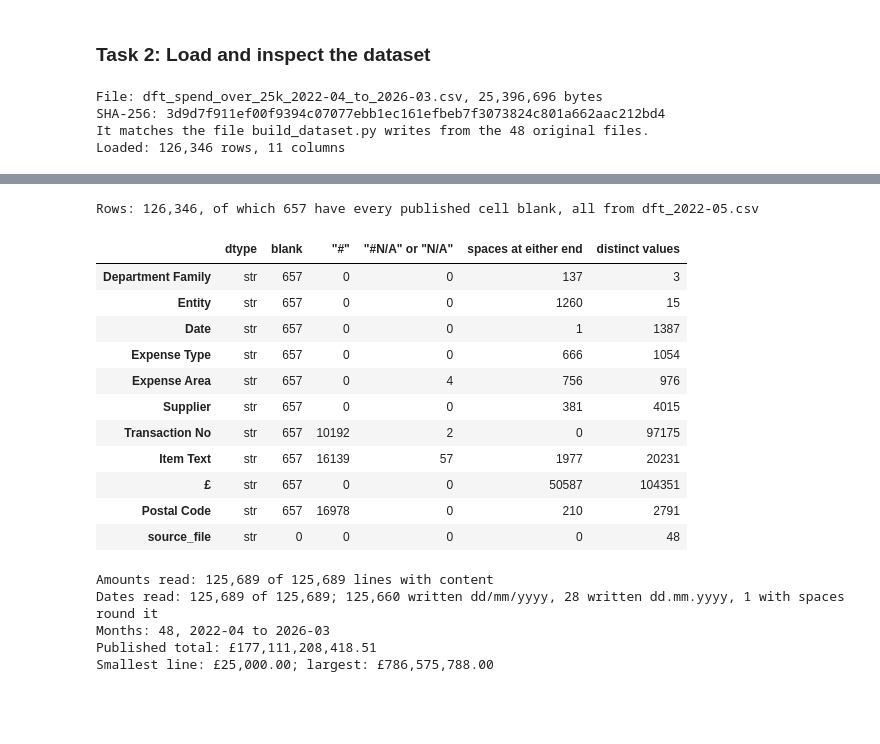
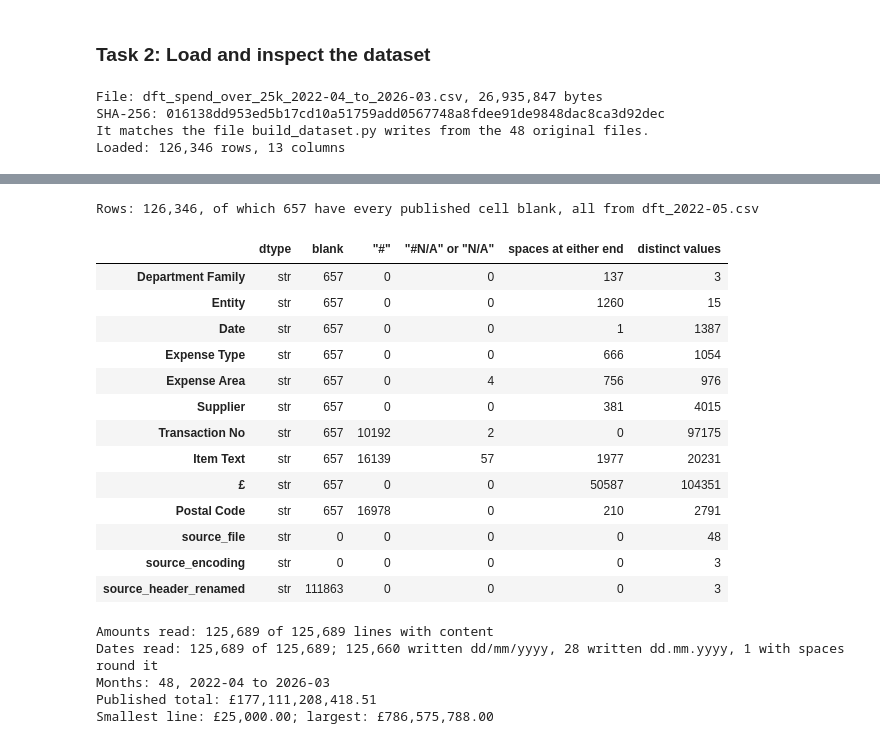
Before and after one commit to PaddyGilliland1/applied-machine-learning-project, a Jupyter notebook: modeling.ipynb, the cells around one changed output, grey strips where cells are left out. Cells and saved outputs as stored; diff of their text form; code cells hidden in the pictures; blank space fills up the shorter version.

```diff
--- a/modeling.ipynb
+++ b/modeling.ipynb
@@ -97,13 +97,13 @@ Threads for NumPy and OpenMP: 16
 # %%
 DATA = Path("dft_spend_over_25k_2022-04_to_2026-03.csv")
 EXPECTED_SHA256 = (
-    "3d9d7f911ef00f9394c07077ebb1ec161efbeb7f3073824c801a662aac212bd4"
+    "016138dd953ed5b17cd10a51759add0567748a8fdee91de9848dac8ca3d92dec"
 )
 
 if not DATA.exists():
     raise FileNotFoundError(
         f"{DATA} is not beside this notebook. Build it from the 48 original "
-        "monthly files in dft_originals/ with: python build_dataset.py"
+        "monthly files with: python dft_originals/build_dataset.py"
     )
 digest = hashlib.sha256(DATA.read_bytes()).hexdigest()
 print(f"File: {DATA}, {DATA.stat().st_size:,} bytes")
@@ -113,7 +113,7 @@ print(f"SHA-256: {digest}")
 if digest != EXPECTED_SHA256:
     raise ValueError(
         f"{DATA} is not the file build_dataset.py writes from the 48 original "
-        "files. Rebuild it with: python build_dataset.py"
+        "files. Rebuild it with: python dft_originals/build_dataset.py"
     )
 print(
     "It matches the file build_dataset.py writes from the 48 original files."
@@ -125,10 +125,10 @@ print(
 df = pd.read_csv(DATA, dtype=str, keep_default_na=False)
 print(f"Loaded: {len(df):,} rows, {df.shape[1]} columns")
 # %% [output]
-File: dft_spend_over_25k_2022-04_to_2026-03.csv, 25,396,696 bytes
-SHA-256: 3d9d7f911ef00f9394c07077ebb1ec161efbeb7f3073824c801a662aac212bd4
+File: dft_spend_over_25k_2022-04_to_2026-03.csv, 26,935,847 bytes
+SHA-256: 016138dd953ed5b17cd10a51759add0567748a8fdee91de9848dac8ca3d92dec
 It matches the file build_dataset.py writes from the 48 original files.
-Loaded: 126,346 rows, 11 columns
+Loaded: 126,346 rows, 13 columns
 # %%
 df.head()
 # %% [output]
@@ -139,7 +139,11 @@ df.head()
 | 3 | Department for Transport | High Speed Two (HS2) Limited | 07/04/2022 | AUC - Phase 1 | 000000 AUC - Phase 1 | BALFOUR BEATTY VINCI JV - HS2 (N2) | # | MWCC Stage One TP | ... |
 | 4 | Department for Transport | Department for Transport | 05/04/2022 | Cap Grt NDPBs & CG | DG Rail Strategy and Services Group | NETWORK RAIL ISTRE (CAPITAL GRANTS) | 2000000612 | NR GRANT APRIL 2 SR 9000946295 | ... |
 # %%
-published = [name for name in df.columns if name != "source_file"]
+# The build adds three columns after the ten DfT publishes: each row's
+# original file, the encoding it was read with, and any column renamed in that
+# file's header.
+added = ["source_file", "source_encoding", "source_header_renamed"]
+published = [name for name in df.columns if name not in added]
 stripped = df.apply(lambda column: column.str.strip())
 blank_row = stripped[published].eq("").all(axis=1)
 blank_files = ", ".join(df.loc[blank_row, "source_file"].unique())
@@ -148,33 +152,35 @@ print(
     f"cell blank, all from {blank_files}"
 )
 
 # The publisher marks a missing value with "#", and a few cells hold the
 # spreadsheet error "#N/A", so I count those beside the truly blank cells.
 column_check = pd.DataFrame(
     {
         "dtype": df.dtypes.astype(str),
         "blank": stripped.eq("").sum(),
         '"#"': stripped.eq("#").sum(),
         '"#N/A" or "N/A"': stripped.isin(["#N/A", "N/A"]).sum(),
         "spaces at either end": df.ne(stripped).sum(),
         "distinct values": df.where(stripped.ne("")).nunique(),
     }
 )
 column_check
 # %% [output]
 Rows: 126,346, of which 657 have every published cell blank, all from dft_2022-05.csv
 |  | dtype | blank | "#" | "#N/A" or "N/A" | spaces at either end | distinct values |
 | Department Family | str | 657 | 0 | 0 | 137 | 3 |
 | Entity | str | 657 | 0 | 0 | 1260 | 15 |
 | Date | str | 657 | 0 | 0 | 1 | 1387 |
 | Expense Type | str | 657 | 0 | 0 | 666 | 1054 |
 | Expense Area | str | 657 | 0 | 4 | 756 | 976 |
 | Supplier | str | 657 | 0 | 0 | 381 | 4015 |
 | Transaction No | str | 657 | 10192 | 2 | 0 | 97175 |
 | Item Text | str | 657 | 16139 | 57 | 1977 | 20231 |
 | £ | str | 657 | 0 | 0 | 50587 | 104351 |
 | Postal Code | str | 657 | 16978 | 0 | 210 | 2791 |
 | source_file | str | 0 | 0 | 0 | 0 | 48 |
+| source_encoding | str | 0 | 0 | 0 | 0 | 3 |
+| source_header_renamed | str | 111863 | 0 | 0 | 0 | 3 |
 # %%
 def parse_fields(frame, amount="£", date="Date", source="source_file"):
     """Return a copy of frame with the amount, date and month as typed columns.
```
Also changed, not shown: parts of 7 cells of this notebook, 4 other files.
